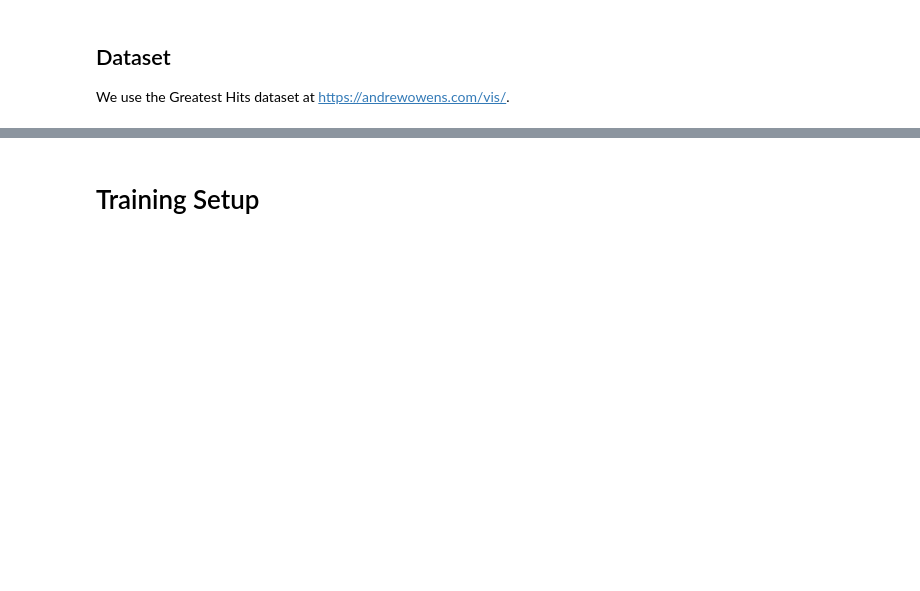
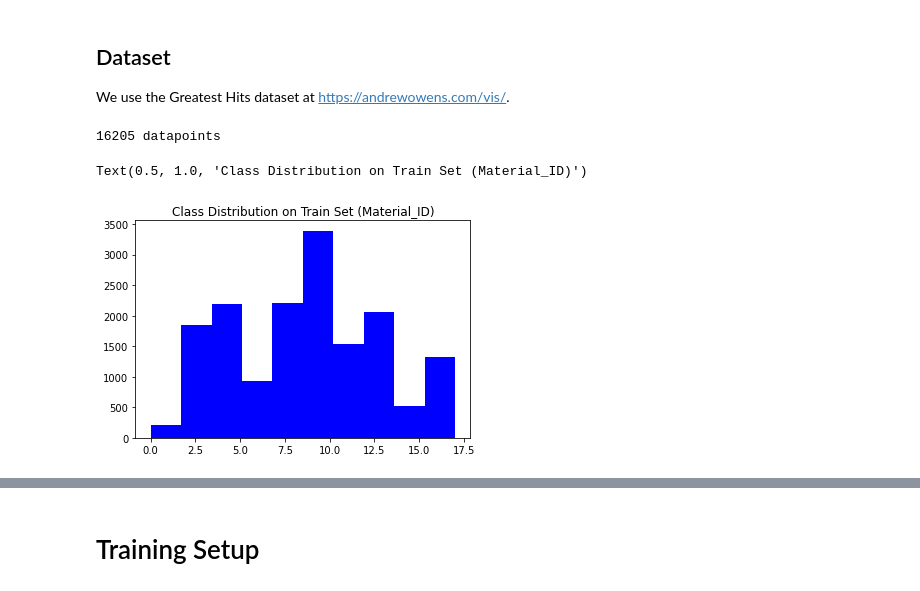
Before and after one commit to emilyzfliu/vis-sounds, a Jupyter notebook: vis_sounds.ipynb, the cells around one changed output, grey strips where cells are left out. Cells and saved outputs as stored; diff of their text form; code cells hidden in the pictures; blank space fills up the shorter version.

Commit message:
updated train prog record, val set generation, class distrib

```diff
--- a/vis_sounds.ipynb
+++ b/vis_sounds.ipynb
@@ -56,6 +99,8 @@ class VisSoundsDataset(Dataset):
           transforms.Normalize((0.485, 0.456, 0.406), (0.229, 0.224, 0.225)),
         ])
     data = self.load_data()
+
+    random.shuffle(data)
 
     if self.split == 'train':
       data = data[:int(0.8*len(data))]
@@ -144,5 +189,22 @@ class VisSoundsDataset(Dataset):
       pass
     return None
 
+  def get_class_data(self):
+    assert self.mode != 'image', 'Not supported for multilabel (too lazy)'
+    all_classifs = []
+    for vid_id, hit_id in self.data:
+      label = self.gen_labels(vid_id, hit_id)
+      all_classifs.append(label)
+    return all_classifs
+
   def __len__(self):
       return self.n
+# %%
+data_stats_train = VisSoundsDataset(split = 'train', mode = 'sound')
+all_classifs = data_stats_train.get_class_data()
+plt.hist(all_classifs, color='blue')
+plt.title('Class Distribution on Train Set (Material_ID)')
+# %% [output]
+16205 datapoints
+Text(0.5, 1.0, 'Class Distribution on Train Set (Material_ID)')
+[figure, added]
```
Also changed, not shown: parts of 9 cells of this notebook.
